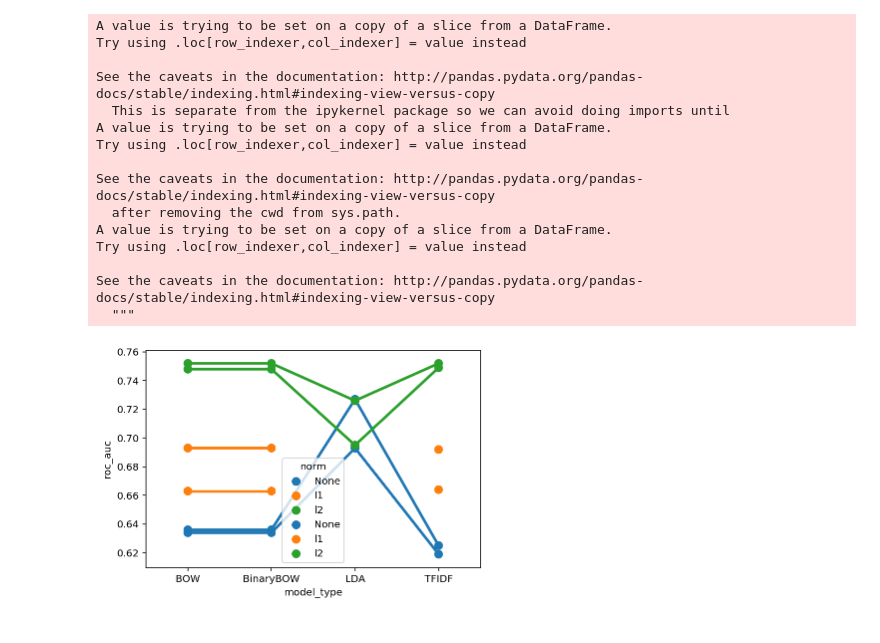
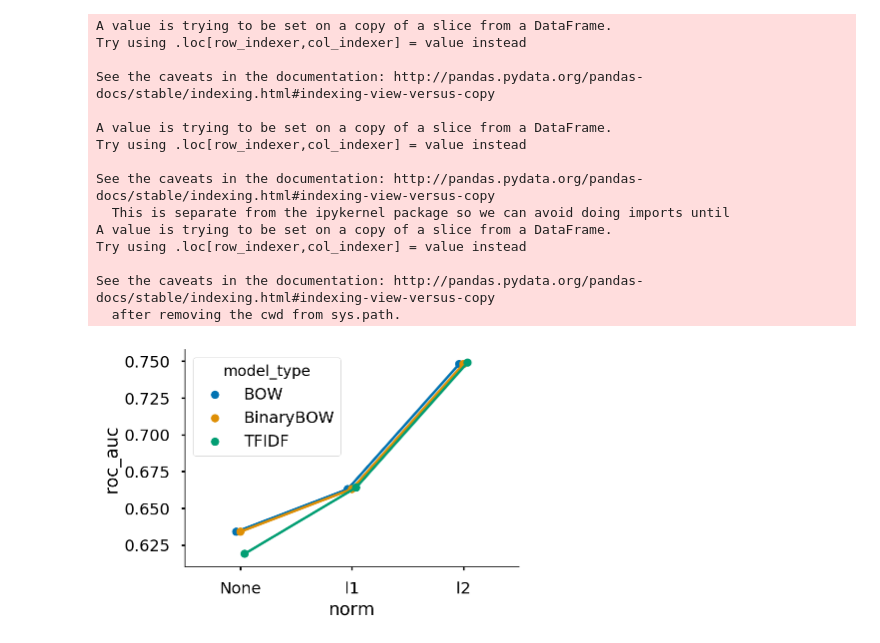
Before and after one commit to successar/PatientVec, a Jupyter notebook: MIMIC Results.ipynb, the cells around one changed output. Drawn from its saved outputs; the diff is of its cells as text; code cells hidden in the pictures.

```diff
--- a/MIMIC Results.ipynb
+++ b/MIMIC Results.ipynb
@@ -31,33 +30,38 @@ def get_results(data_name) :
     yr_df = pd.concat(yr_df, axis=0).round(3)
     return yr_df
 # %%
-import seaborn as sns
-def generate_lr_graphs(lr_results) :
+def generate_lr_graphs(name, lr_results, metric) :
     lr_results['model_type'] = [x.split('+')[1] for x in lr_results.index]
     lr_results['norm'] = [x.split('+')[2].split('=')[1] if len(x.split('+')) > 2 else None for x in lr_results.index]
     lr_results['Structured'] = [True if len(x.split('+')) > 3 else False for x in lr_results.index]
-    lr_results = lr_results[lr_results['model_type'] != 'Structured']
-    sns.pointplot(x='model_type', y='roc_auc', hue='norm', data=lr_results[lr_results['Structured'] == True])
+    lr_results = lr_results[~lr_results['model_type'].isin(['Structured', 'LDA'])]
+#     fig = sns.pointplot(x='norm', y=metric, hue='model_type', data=lr_results[lr_results['Structured'] == True], dodge=True, scale=0.5)
+#     sns.despine()
+#     fig.axes.get_legend().remove()
+#     fig.figure.savefig('Text-encoding-EHR/results/'+name+'/lr_results_structured.pdf', bbox_inches='tight')
 #     plt.show()
-    sns.pointplot(x='model_type', y='roc_auc', hue='norm', data=lr_results[lr_results['Structured'] == False])
+    fig = sns.pointplot(x='norm', y=metric, hue='model_type', data=lr_results[lr_results['Structured'] == False], dodge=True, scale=0.5)
+    sns.despine()
+#     fig.axes.get_legend().remove()
+    fig.figure.savefig('Text-encoding-EHR/results/'+name+'/lr_results_unstructured.pdf', bbox_inches='tight')
     plt.show()
 # %%
 df_readmission = get_results('Readmission')
-generate_lr_graphs(filter_results(df_readmission, 'LR+'))
+generate_lr_graphs('Readmission', filter_results(df_readmission, 'LR+'), metric='roc_auc')
 # %% [output]
+A value is trying to be set on a copy of a slice from a DataFrame.
+Try using .loc[row_indexer,col_indexer] = value instead
+
+See the caveats in the documentation: http://pandas.pydata.org/pandas-docs/stable/indexing.html#indexing-view-versus-copy
+
 A value is trying to be set on a copy of a slice from a DataFrame.
 Try using .loc[row_indexer,col_indexer] = value instead
 
 See the caveats in the documentation: http://pandas.pydata.org/pandas-docs/stable/indexing.html#indexing-view-versus-copy
   This is separate from the ipykernel package so we can avoid doing imports until
 A value is trying to be set on a copy of a slice from a DataFrame.
 Try using .loc[row_indexer,col_indexer] = value instead
 
 See the caveats in the documentation: http://pandas.pydata.org/pandas-docs/stable/indexing.html#indexing-view-versus-copy
   after removing the cwd from sys.path.
-A value is trying to be set on a copy of a slice from a DataFrame.
-Try using .loc[row_indexer,col_indexer] = value instead
-
-See the caveats in the documentation: http://pandas.pydata.org/pandas-docs/stable/indexing.html#indexing-view-versus-copy
-  """
-[figure, old version]
+[figure, new version]
```
Also changed, not shown: parts of 7 cells of this notebook, 13 other files.
